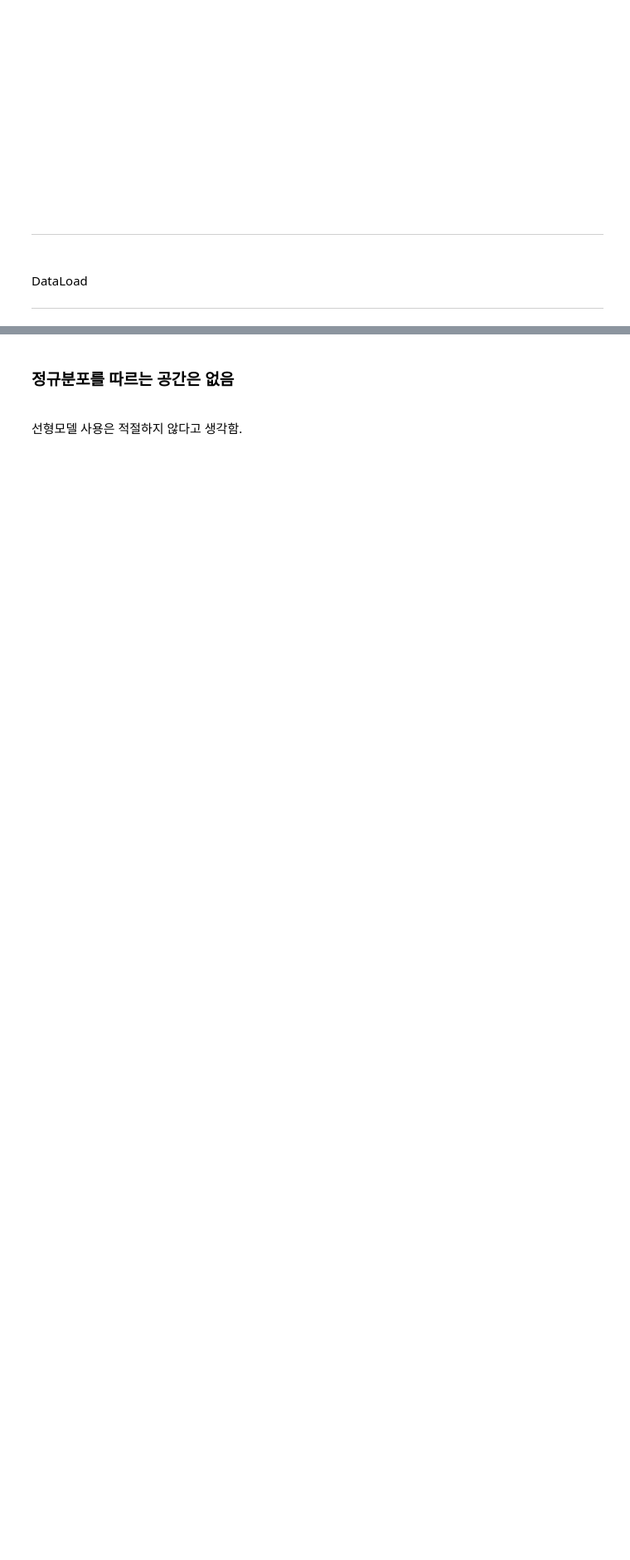
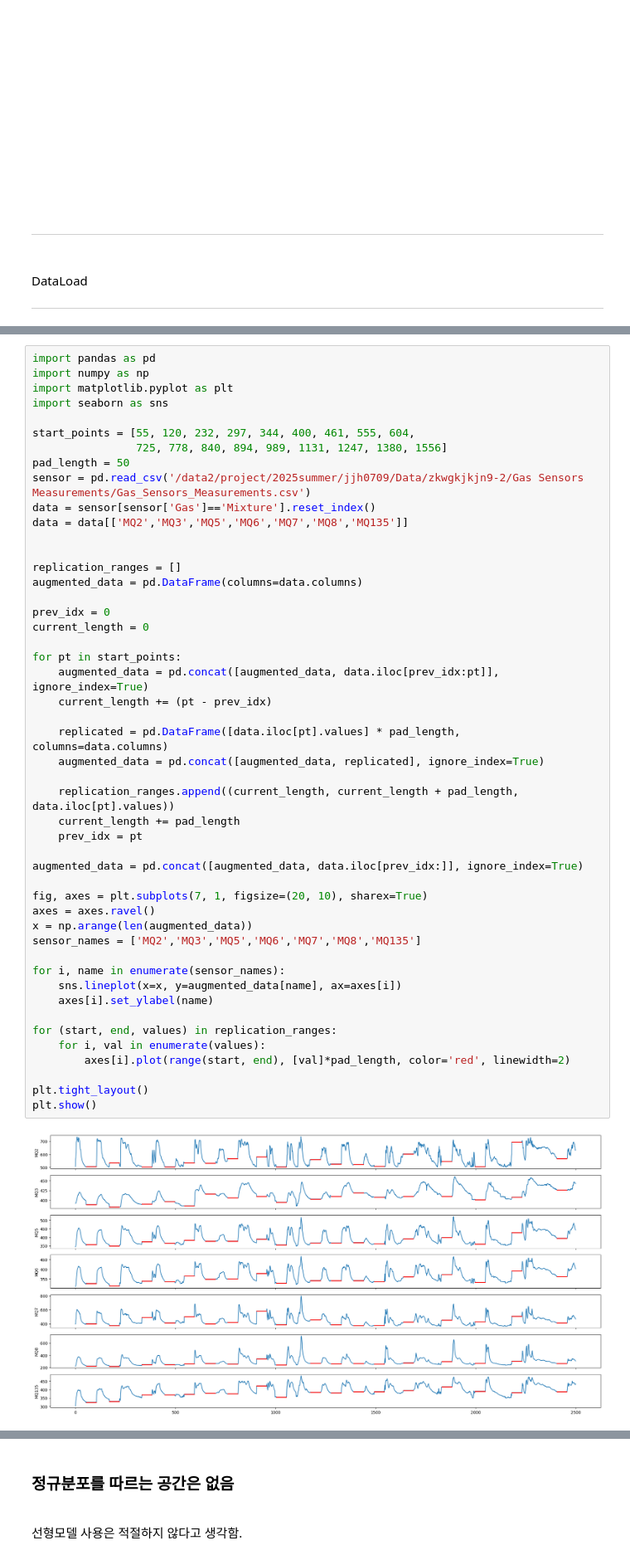
Before and after one commit to Wlsghdh/GasLeakage-MultiModal-MTF, a Jupyter notebook: Untitled1.ipynb, the cells around one changed output, grey strips where cells are left out. Shown at 83% size. Drawn from its saved outputs; the diff is of its cells as text; blank space fills up the shorter version.

```diff
--- a/Untitled1.ipynb
+++ b/Untitled1.ipynb
@@ -85 +96,51 @@ dtype: object
+# %%
+import pandas as pd
+import numpy as np
+import matplotlib.pyplot as plt
+import seaborn as sns
+
+start_points = [55, 120, 232, 297, 344, 400, 461, 555, 604,
+                725, 778, 840, 894, 989, 1131, 1247, 1380, 1556]
+pad_length = 50
+sensor = pd.read_csv('/data2/project/2025summer/jjh0709/Data/zkwgkjkjn9-2/Gas Sensors Measurements/Gas_Sensors_Measurements.csv')
+data = sensor[sensor['Gas']=='Mixture'].reset_index()
+data = data[['MQ2','MQ3','MQ5','MQ6','MQ7','MQ8','MQ135']]
+
+
+replication_ranges = []
+augmented_data = pd.DataFrame(columns=data.columns)
+
+prev_idx = 0
+current_length = 0
+
+for pt in start_points:
+    augmented_data = pd.concat([augmented_data, data.iloc[prev_idx:pt]], ignore_index=True)
+    current_length += (pt - prev_idx)
+
+    replicated = pd.DataFrame([data.iloc[pt].values] * pad_length, columns=data.columns)
+    augmented_data = pd.concat([augmented_data, replicated], ignore_index=True)
+
+    replication_ranges.append((current_length, current_length + pad_length, data.iloc[pt].values))
+    current_length += pad_length
+    prev_idx = pt
+
+augmented_data = pd.concat([augmented_data, data.iloc[prev_idx:]], ignore_index=True)
+
+fig, axes = plt.subplots(7, 1, figsize=(20, 10), sharex=True)
+axes = axes.ravel()
+x = np.arange(len(augmented_data))
+sensor_names = ['MQ2','MQ3','MQ5','MQ6','MQ7','MQ8','MQ135']
+
+for i, name in enumerate(sensor_names):
+    sns.lineplot(x=x, y=augmented_data[name], ax=axes[i])
+    axes[i].set_ylabel(name)
+
+for (start, end, values) in replication_ranges:
+    for i, val in enumerate(values):
+        axes[i].plot(range(start, end), [val]*pad_length, color='red', linewidth=2)
+
+plt.tight_layout()
+plt.show()
+# %% [output]
+[figure, added]
 # %%
```
Also changed, not shown: parts of 7 cells of this notebook.
